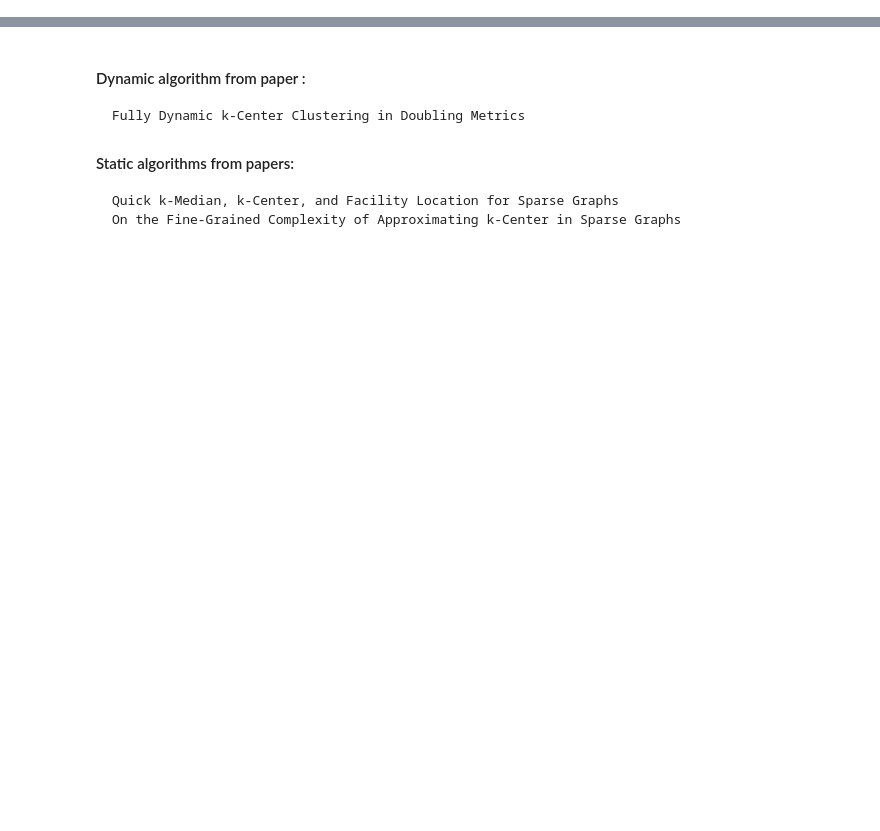
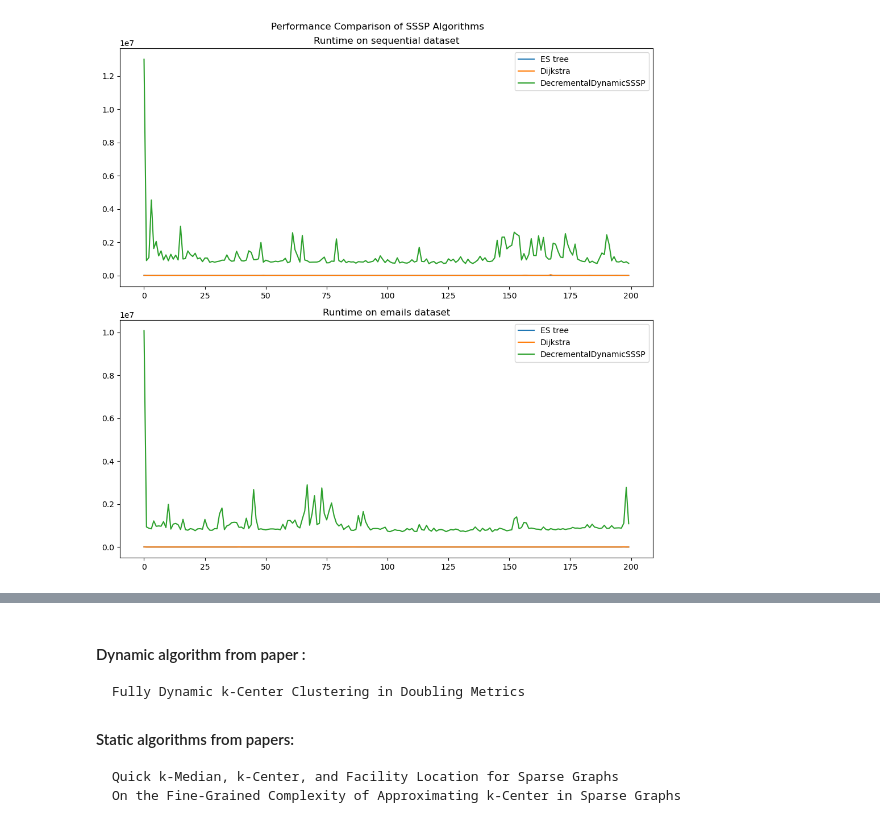
Before and after one commit to nina314/master-thesis, a Jupyter notebook: runtime_cost_analysis.ipynb, the cells around one changed output, grey strips where cells are left out. Saved outputs shown, nothing was run; the diff lists cells and outputs as text; code cells hidden in the pictures; blank space fills up the shorter version.

```diff
--- a/runtime_cost_analysis.ipynb
+++ b/runtime_cost_analysis.ipynb
@@ -2,0 +14,32 @@
+# %%
+import matplotlib.pyplot as plt
+import pandas as pd
+
+seqRuntime = pd.read_csv("results/sequential-decrementalDynamicSSSPRuntimes.txt", sep = " ")
+emailsRuntime = pd.read_csv("results/email-Eu-core-decrementalDynamicSSSPRuntimes.txt", sep = " ")
+# %%
+import matplotlib.pyplot as plt
+
+fig, axs = plt.subplots(2, figsize=(10, 10))
+
+axs[0].plot(seqRuntime['ESTree'], label="ES tree")
+axs[0].plot(seqRuntime['Dijkstra'], label="Dijkstra")
+axs[0].plot(seqRuntime['DecrementalDynamicSSSP'], label="DecrementalDynamicSSSP")
+
+axs[1].plot(emailsRuntime['ESTree'], label="ES tree")
+axs[1].plot(emailsRuntime['Dijkstra'], label="Dijkstra")
+axs[1].plot(emailsRuntime['DecrementalDynamicSSSP'], label="DecrementalDynamicSSSP")
+
+axs[0].legend()
+axs[1].legend()
+
+axs[0].set_title("Runtime on sequential dataset")
+axs[1].set_title("Runtime on emails dataset")
+
+
+fig.suptitle("Performance Comparison of SSSP Algorithms")
+
+plt.tight_layout()
+plt.show()
+# %% [output]
+[figure, added]
```
Also changed, not shown: parts of 9 cells of this notebook, 6 other files.
